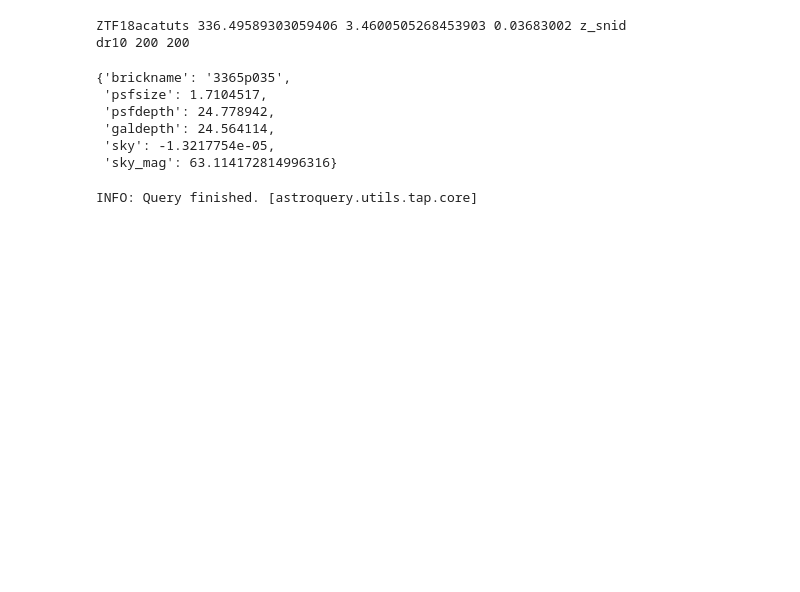
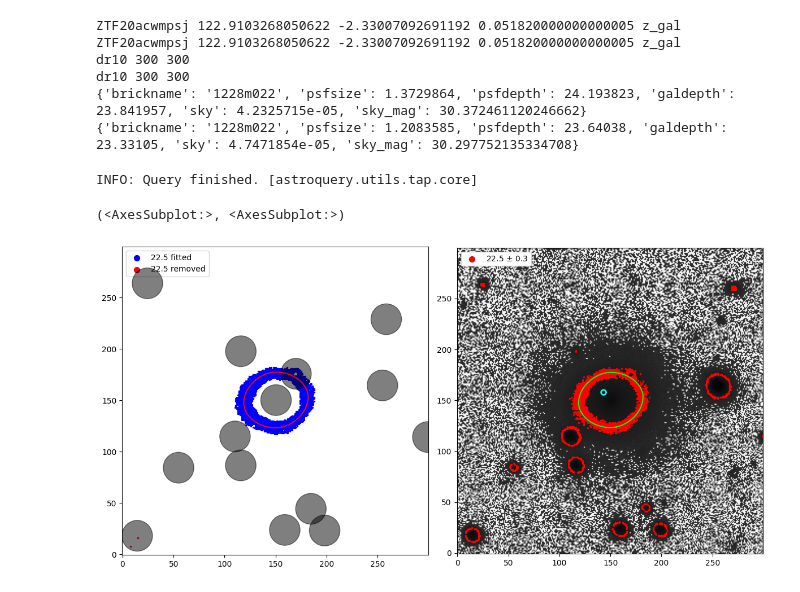
Before and after one commit to RobertSenzel/ZTF_host_decomp, a Jupyter notebook: mask_query.ipynb, the cells around one changed output. Saved outputs shown, nothing was run; the diff lists cells and outputs as text; code cells hidden in the pictures; blank space fills up the shorter version.

```diff
--- a/mask_query.ipynb
+++ b/mask_query.ipynb
@@ -38,17 +38,15 @@ importlib.reload(glp)
 tbm = ['ZTF20acwmpsj', 'ZTF19acmvrsw', 'ZTF19acrddcz', 'ZTF19ackjmge',
         'ZTF18aahfzea', 'ZTF20aaummmc', 'ZTF19acymzwh']
 # %%
-sn_name = tbm[2]
-sn_name = 'ZTF18acatuts'
-gd = glp.galaxy_decomp(sn_name, verbose=True, mask=False, band='g', size=200, source='query', catalog='ztf')
-gd.gobj.brick
+sn_name = tbm[0]
+gd = glp.galaxy_decomp(sn_name, verbose=True, mask=False, size=300, source='query', catalog='ztf')
+print(gd.gobj['g'].brick)
+print(gd.gobj['r'].brick)
 # %% [output]
-ZTF18acatuts 336.49589303059406 3.4600505268453903 0.03683002 z_snid
-dr10 200 200
+ZTF20acwmpsj 122.9103268050622 -2.33007092691192 0.051820000000000005 z_gal
+ZTF20acwmpsj 122.9103268050622 -2.33007092691192 0.051820000000000005 z_gal
+dr10 300 300
+dr10 300 300
+{'brickname': '1228m022', 'psfsize': 1.3729864, 'psfdepth': 24.193823, 'galdepth': 23.841957, 'sky': 4.2325715e-05, 'sky_mag': 30.372461120246662}
+{'brickname': '1228m022', 'psfsize': 1.2083585, 'psfdepth': 23.64038, 'galdepth': 23.33105, 'sky': 4.7471854e-05, 'sky_mag': 30.297752135334708}
-{'brickname': '3365p035',
- 'psfsize': 1.7104517,
- 'psfdepth': 24.778942,
- 'galdepth': 24.564114,
- 'sky': -1.3217754e-05,
- 'sky_mag': 63.114172814996316}
 # %%
@@ -63,2 +60,9 @@ masks_gaia['check'] = 0
 # %% [output]
 INFO: Query finished. [astroquery.utils.tap.core]
+# %%
+iso, band = 22.5, 'g'
+gd.contour_fit(iso, mask=[], band=band)
+gd.plot_fit([iso], band=band, width=0.3, mask=mask_data, zoom=False)
+# %% [output]
+(<AxesSubplot:>, <AxesSubplot:>)
+[figure, added]
```
Also changed, not shown: parts of 23 cells of this notebook, 3 other files.
